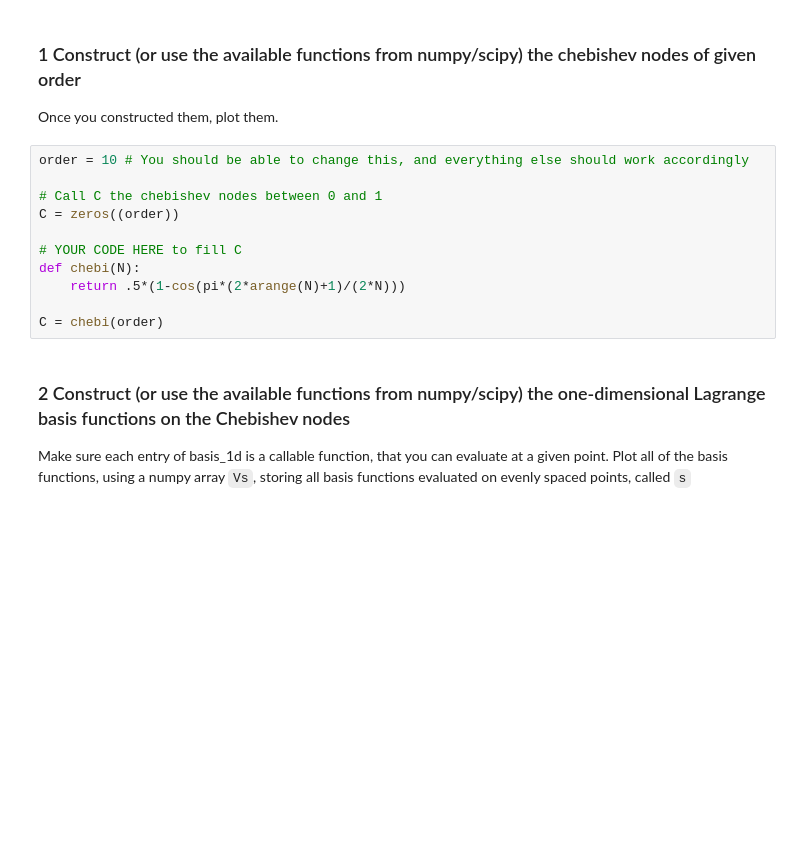
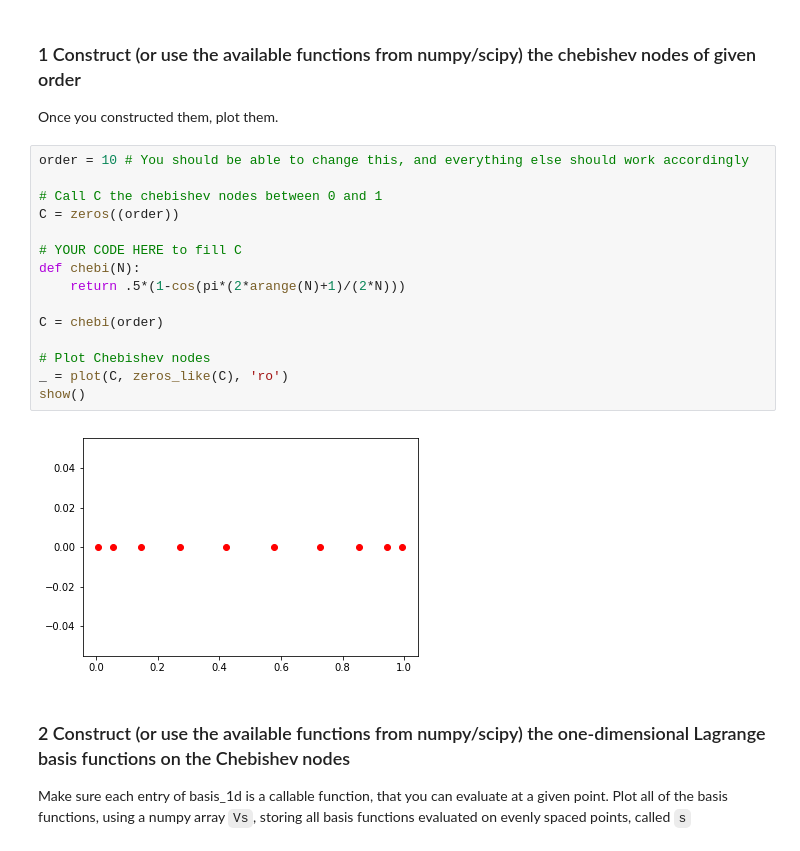
Before and after one commit to marcob3t/P1.4_seed, a Jupyter notebook: FinalProject.ipynb, the cells around one changed output. Drawn from its saved outputs; the diff is of its cells as text; blank space fills up the shorter version.

```diff
--- a/FinalProject.ipynb
+++ b/FinalProject.ipynb
@@ -39,14 +39,20 @@ Once you constructed them, plot them.
 # %%
 order = 10 # You should be able to change this, and everything else should work accordingly
 
 # Call C the chebishev nodes between 0 and 1
 C = zeros((order))
 
 # YOUR CODE HERE to fill C
 def chebi(N):
     return .5*(1-cos(pi*(2*arange(N)+1)/(2*N)))
 
 C = chebi(order)
+
+# Plot Chebishev nodes
+_ = plot(C, zeros_like(C), 'ro')
+show()
+# %% [output]
+[figure, added]
 # %% [markdown]
 ### 2 Construct (or use the available functions from numpy/scipy) the one-dimensional Lagrange basis functions on the Chebishev nodes
 Make sure each entry of basis_1d is a callable function, that you can evaluate at a given point. Plot all of the basis functions, using a numpy array `Vs`, storing all basis functions evaluated on evenly spaced points, called `s`
```
Also changed, not shown: parts of 5 cells of this notebook.
